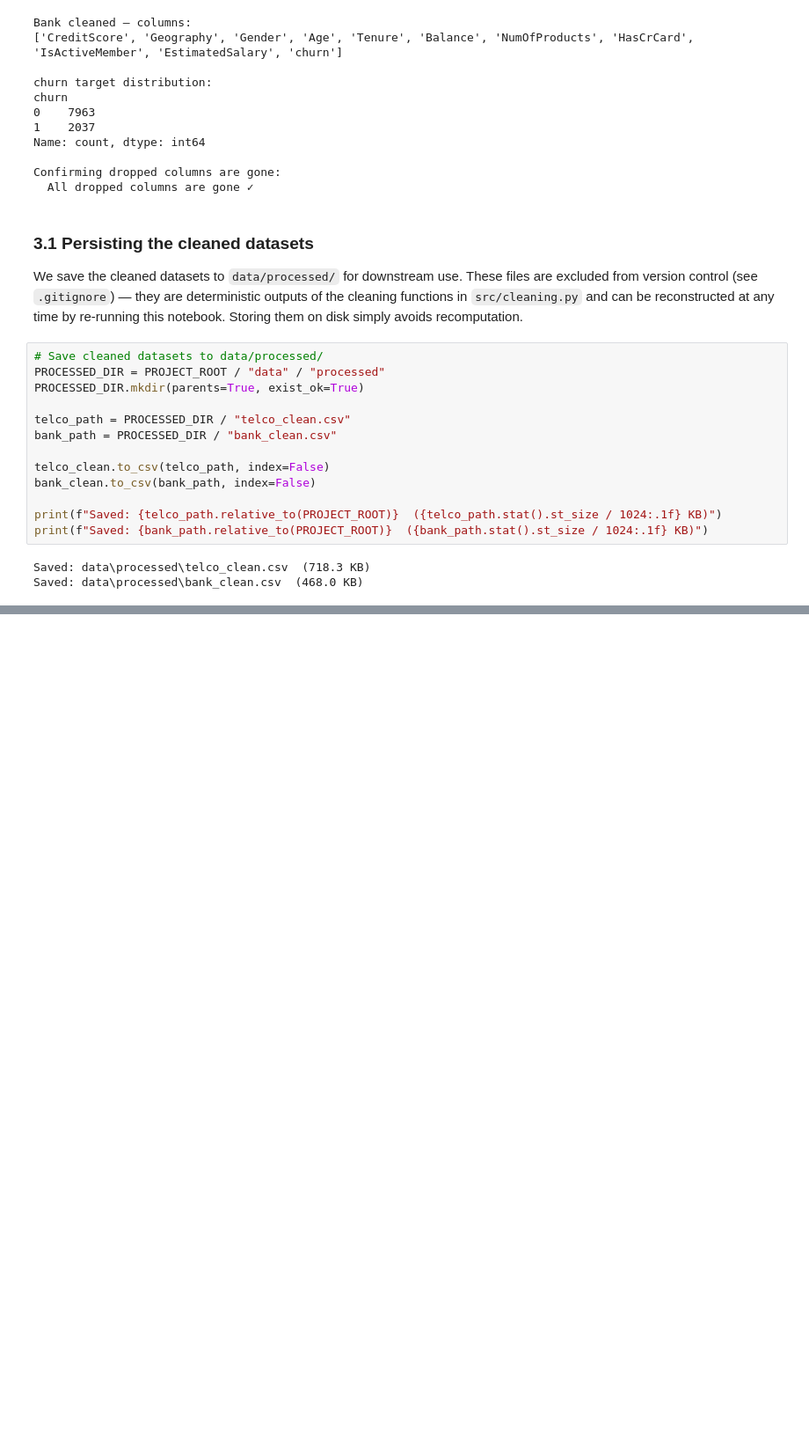
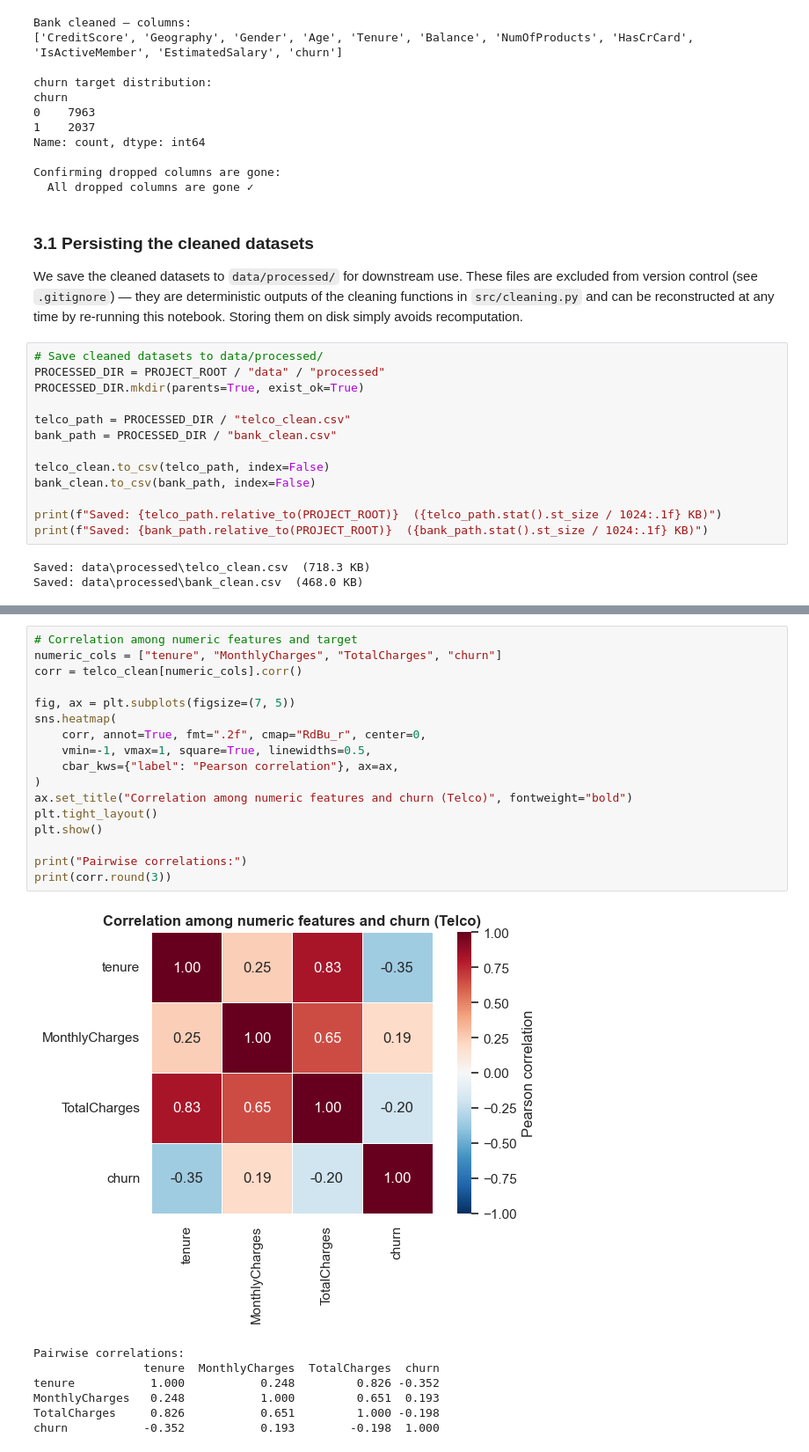
Before and after one commit to RayaSergieva/churn-risk-modeling, a Jupyter notebook: notebooks/01_data_loading_and_validation.ipynb, the cells around one changed output, grey strips where cells are left out. Shown at 88% size. Saved outputs shown, nothing was run; the diff lists cells and outputs as text; blank space fills up the shorter version.

```diff
--- a/notebooks/01_data_loading_and_validation.ipynb
+++ b/notebooks/01_data_loading_and_validation.ipynb
@@ -386,0 +574,25 @@ Saved: data\processed\bank_clean.csv  (468.0 KB)
+# %%
+# Correlation among numeric features and target
+numeric_cols = ["tenure", "MonthlyCharges", "TotalCharges", "churn"]
+corr = telco_clean[numeric_cols].corr()
+
+fig, ax = plt.subplots(figsize=(7, 5))
+sns.heatmap(
+    corr, annot=True, fmt=".2f", cmap="RdBu_r", center=0,
+    vmin=-1, vmax=1, square=True, linewidths=0.5,
+    cbar_kws={"label": "Pearson correlation"}, ax=ax,
+)
+ax.set_title("Correlation among numeric features and churn (Telco)", fontweight="bold")
+plt.tight_layout()
+plt.show()
+
+print("Pairwise correlations:")
+print(corr.round(3))
+# %% [output]
+[figure, added]
+Pairwise correlations:
+                tenure  MonthlyCharges  TotalCharges  churn
+tenure           1.000           0.248         0.826 -0.352
+MonthlyCharges   0.248           1.000         0.651  0.193
+TotalCharges     0.826           0.651         1.000 -0.198
+churn           -0.352           0.193        -0.198  1.000
```
Also changed, not shown: parts of 17 cells of this notebook.
